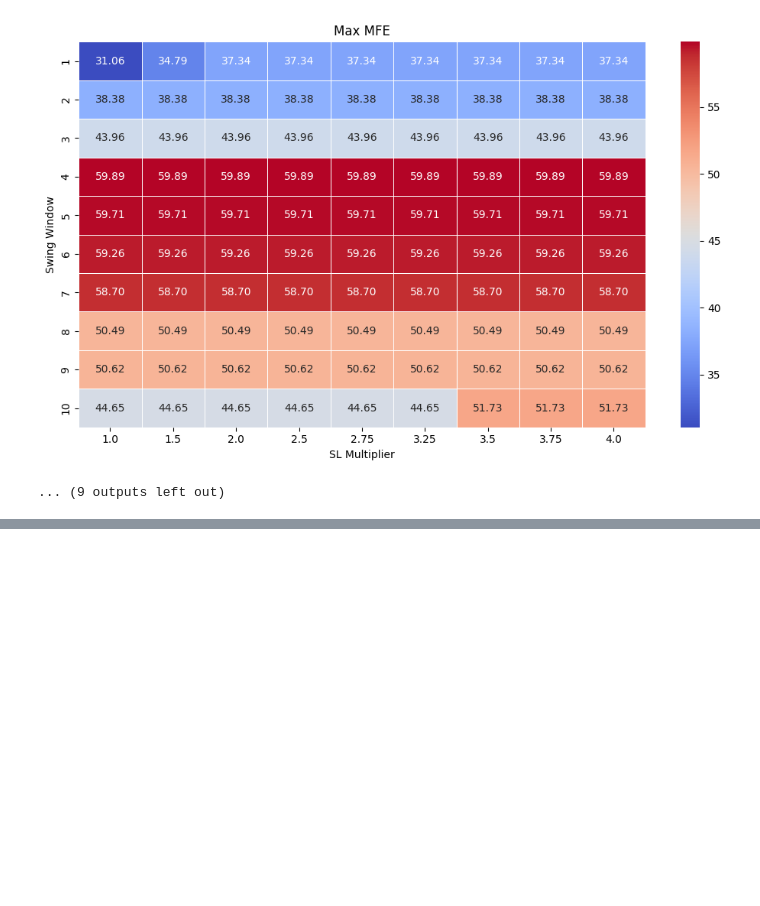
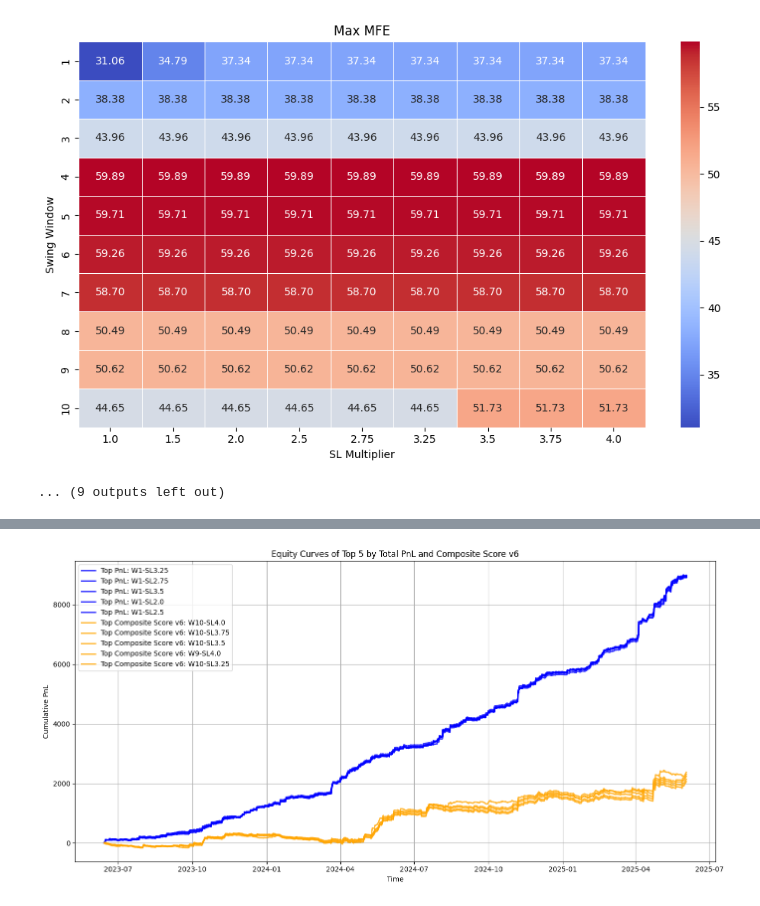
Before and after one commit to sameepkulkarni/Python-Projects, a Jupyter notebook: visualization.ipynb, the cells around one changed output, grey strips where cells are left out. Cells and saved outputs as stored; diff of their text form; code cells hidden in the pictures; blank space fills up the shorter version.

```diff
--- a/visualization.ipynb
+++ b/visualization.ipynb
@@ -154,0 +280,68 @@ for metric, title in metrics_to_plot:
+# %%
+import pandas as pd
+import numpy as np
+import matplotlib.pyplot as plt
+import os
+
+# Load summary
+summary = pd.read_csv(r"Parameters Comparison Summary\summary_results.csv")
+summary['Adjusted Return'] = summary['Total PnL'] / (1 + summary['Max Drawdown'])
+
+# Compute Composite v3
+summary["Log PnL"] = np.log1p(summary["Total PnL"])
+summary['Composite Score v6'] = (
+    0.6 * summary["Total PnL"].rank(ascending=False) +
+    0.1 * summary["Expectancy"].rank(ascending=False) +
+    0.1 * summary["Sortino Ratio"].rank(ascending=False) +
+    0.1 * summary["Risk-Reward"].rank(ascending=False) -
+    0.1 * summary["Max Drawdown"].rank(ascending=False)
+)
+
+
+
+# Select top configs
+top_pnl_configs = summary.nlargest(5, "Total PnL")[["Window", "SL Multiplier"]]
+top_comp_v3_configs = summary.nlargest(5, "Composite Score v6")[["Window", "SL Multiplier"]]
+# Format config filenames correctly (e.g., W1-SL2.5)
+def get_filename(window, sl):
+    window_str = f"{int(window)}"
+
+    # Format SL to match file naming convention exactly
+    sl_str = f"{sl:.2f}".rstrip('0').rstrip('.')  # 2.50 → 2.5, 3.00 → 3
+    return f"all_trades/All_Trades_Window_{window_str}_SL_{sl_str}.csv"
+
+
+# Plot function
+def plot_equity_curve(configs, label, color):
+    for idx, row in configs.iterrows():
+        window = int(row["Window"])  # Ensure integer
+        sl = float(row["SL Multiplier"])  # Ensure float
+
+        file_path = get_filename(window, sl)
+        if not os.path.exists(file_path):
+            print(f"❌ File not found: {file_path}")
+            continue
+
+        df = pd.read_csv(file_path, parse_dates=["Exit Time"])
+        df = df.sort_values("Exit Time")
+
+        if "Cumulative PnL" not in df.columns:
+            df["Cumulative PnL"] = df["PnL"].cumsum()
+
+        label_full = f"{label}: W{window}-SL{sl}"
+        plt.plot(df["Exit Time"], df["Cumulative PnL"], label=label_full, linewidth=2, alpha=0.8, color=color)
+
+# Plot both sets
+plt.figure(figsize=(14, 7))
+plot_equity_curve(top_pnl_configs, "Top PnL", "blue")
+plot_equity_curve(top_comp_v3_configs, "Top Composite Score v6", "orange")
+
+plt.title("Equity Curves of Top 5 by Total PnL and Composite Score v6")
+plt.xlabel("Time")
+plt.ylabel("Cumulative PnL")
+plt.legend()
+plt.grid(True)
+plt.tight_layout()
+plt.show()
+# %% [output]
+[figure, added]
```
Also changed, not shown: parts of 18 cells of this notebook.
